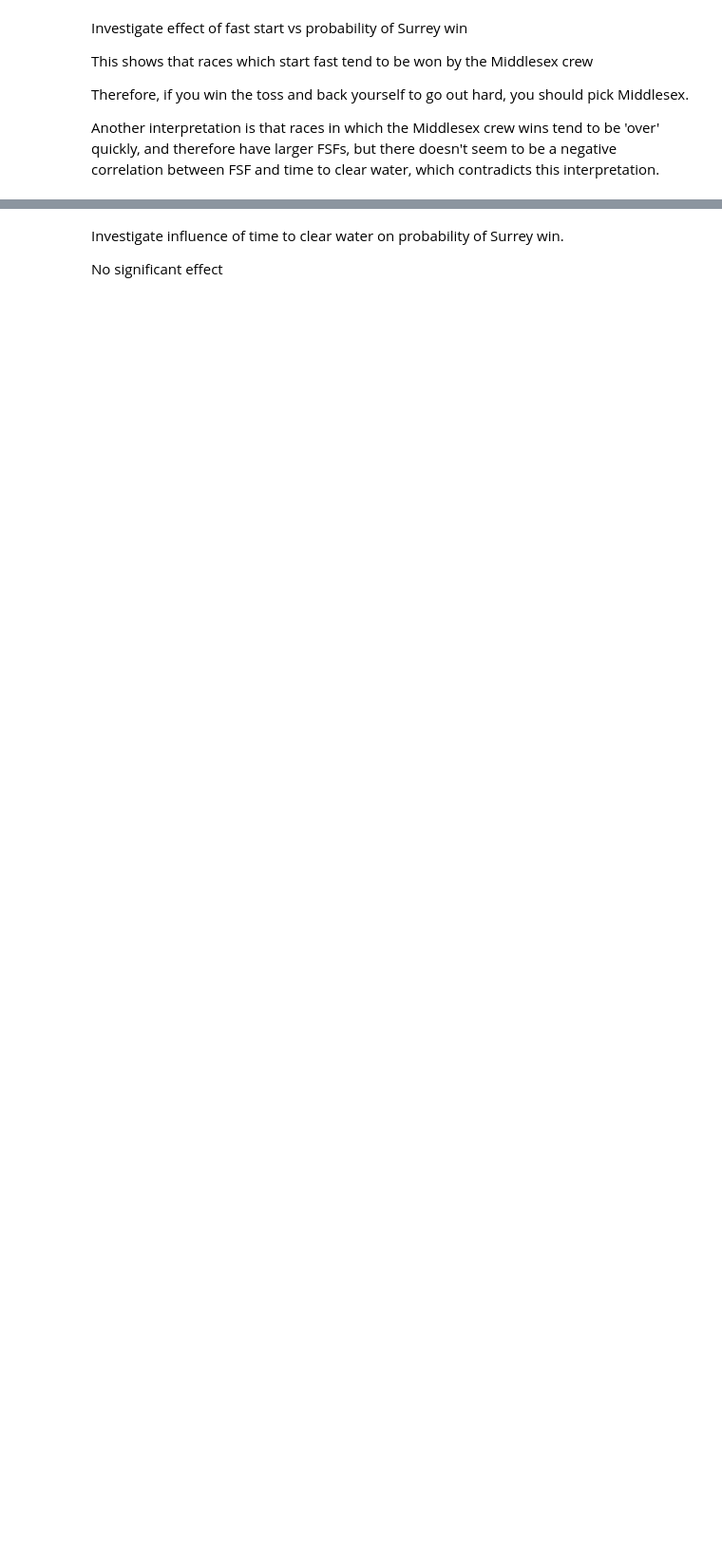
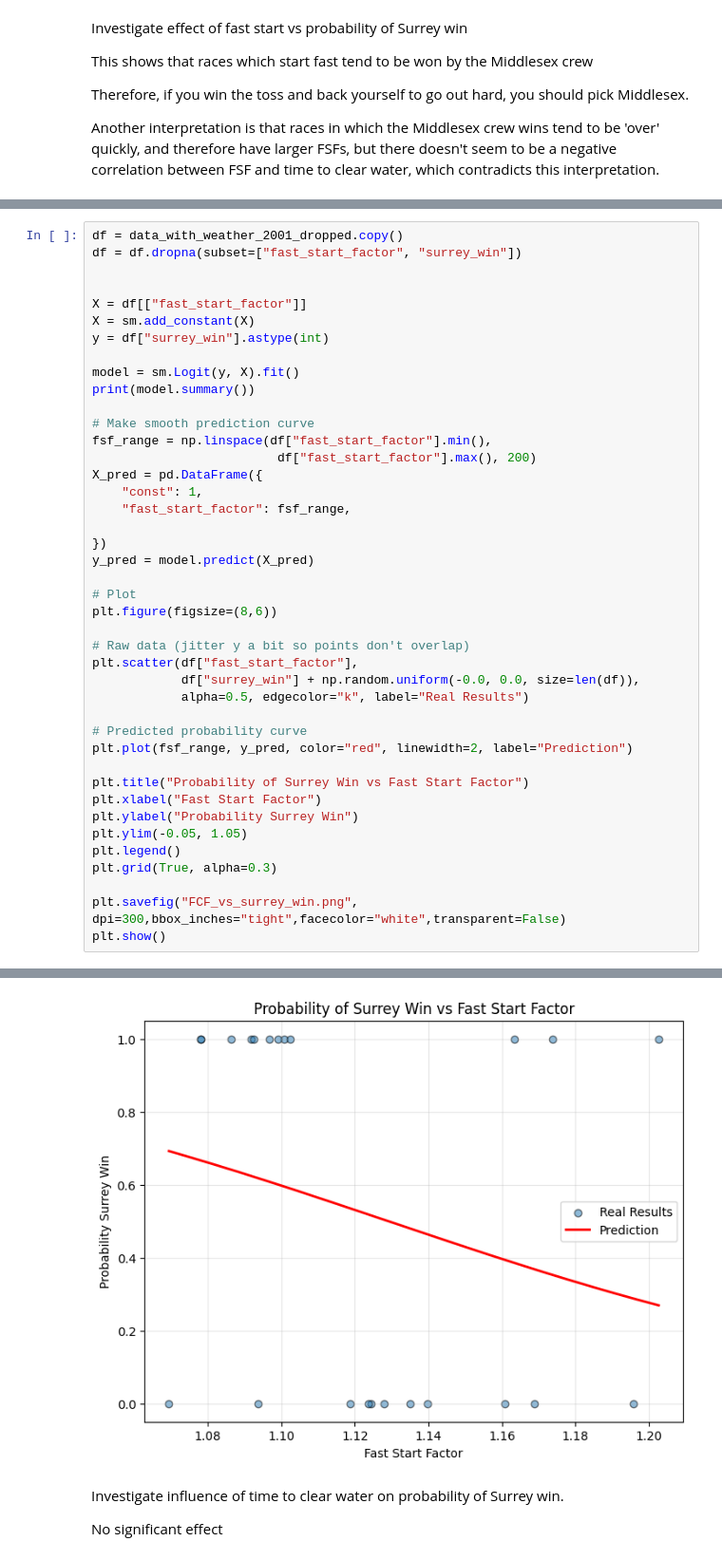
Before and after one commit to andrewt-202/historical-boat-race-analysis, a Jupyter notebook: boat_races_analysis.ipynb, the cells around one changed output, grey strips where cells are left out. Shown at 95% size. Saved outputs shown, nothing was run; the diff lists cells and outputs as text; blank space fills up the shorter version.

```diff
--- a/boat_races_analysis.ipynb
+++ b/boat_races_analysis.ipynb
@@ -942,0 +1007,43 @@ fast_start_factor_mile_post_wind_corrected   -92.7798     39.809     -2.331
+# %%
+df = data_with_weather_2001_dropped.copy()
+df = df.dropna(subset=["fast_start_factor", "surrey_win"])
+
+
+X = df[["fast_start_factor"]]
+X = sm.add_constant(X)
+y = df["surrey_win"].astype(int)
+
+model = sm.Logit(y, X).fit()
+print(model.summary())
+
+# Make smooth prediction curve
+fsf_range = np.linspace(df["fast_start_factor"].min(),
+                         df["fast_start_factor"].max(), 200)
+X_pred = pd.DataFrame({
+    "const": 1,
+    "fast_start_factor": fsf_range,
+
+})
+y_pred = model.predict(X_pred)
+
+# Plot
+plt.figure(figsize=(8,6))
+
+# Raw data (jitter y a bit so points don't overlap)
+plt.scatter(df["fast_start_factor"],
+            df["surrey_win"] + np.random.uniform(-0.0, 0.0, size=len(df)),
+            alpha=0.5, edgecolor="k", label="Real Results")
+
+# Predicted probability curve
+plt.plot(fsf_range, y_pred, color="red", linewidth=2, label="Prediction")
+
+plt.title("Probability of Surrey Win vs Fast Start Factor")
+plt.xlabel("Fast Start Factor")
+plt.ylabel("Probability Surrey Win")
+plt.ylim(-0.05, 1.05)
+plt.legend()
+plt.grid(True, alpha=0.3)
+
+plt.savefig("FCF_vs_surrey_win.png",  dpi=300,bbox_inches="tight",facecolor="white",transparent=False)
+plt.show()
+# %% [output]
@@ -943,3 +1068,4 @@ fast_start_factor_mile_post_wind_corrected   -92.7798     39.809     -2.331
+[figure, added]
 # %% [markdown]
 Investigate influence of time to clear water on probability of Surrey win.
 
```
Also changed, not shown: parts of 17 cells of this notebook.
